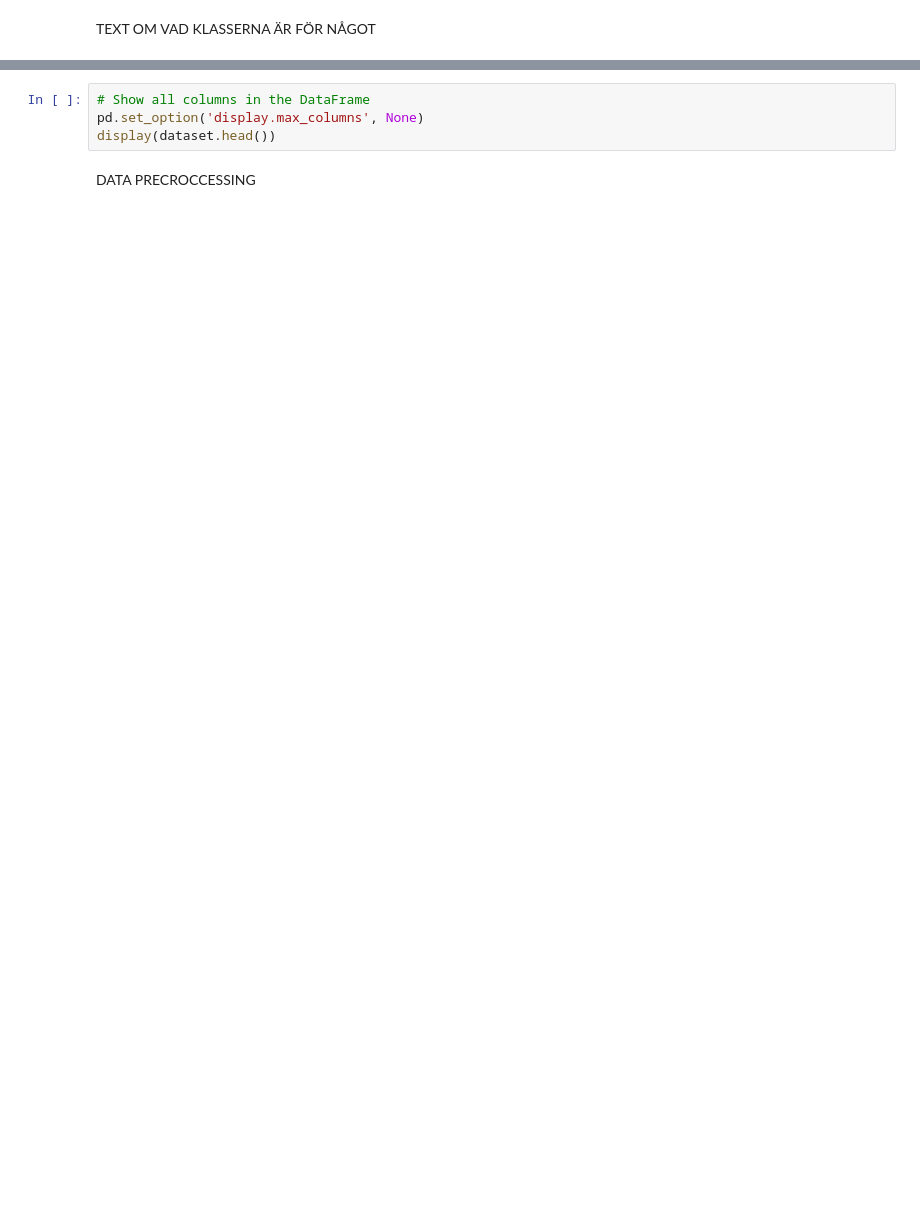
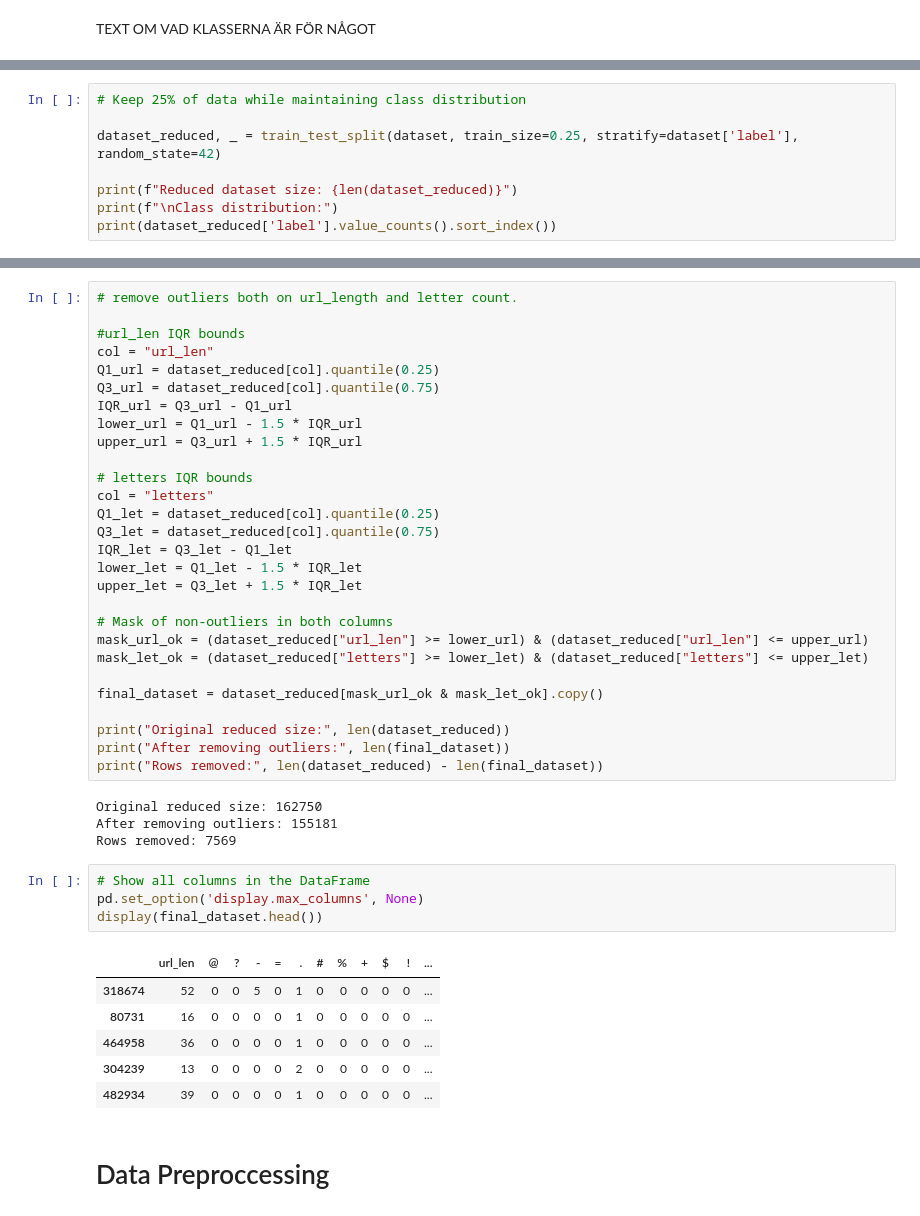
Before and after one commit to Ahsa21/colab-project, a Jupyter notebook: project.ipynb, the cells around one changed output, grey strips where cells are left out. Drawn from its saved outputs; the diff is of its cells as text; blank space fills up the shorter version.

```diff
--- a/project.ipynb
+++ b/project.ipynb
@@ -58,0 +80,8 @@ print(f"Class 0 (benign URLs) samples: {class0}      | Class 0 %: {(class0_perce
+# %%
+# Keep 25% of data while maintaining class distribution
+
+dataset_reduced, _ = train_test_split(dataset, train_size=0.25, stratify=dataset['label'], random_state=42)
+
+print(f"Reduced dataset size: {len(dataset_reduced)}")
+print(f"\nClass distribution:")
+print(dataset_reduced['label'].value_counts().sort_index())
@@ -87,7 +243,46 @@ print(f"Outliers in '{col}': {outliers_letters.shape[0]}")
+# %%
+# remove outliers both on url_length and letter count.
+
+#url_len IQR bounds
+col = "url_len"
+Q1_url = dataset_reduced[col].quantile(0.25)
+Q3_url = dataset_reduced[col].quantile(0.75)
+IQR_url = Q3_url - Q1_url
+lower_url = Q1_url - 1.5 * IQR_url
+upper_url = Q3_url + 1.5 * IQR_url
+
+# letters IQR bounds
+col = "letters"
+Q1_let = dataset_reduced[col].quantile(0.25)
+Q3_let = dataset_reduced[col].quantile(0.75)
+IQR_let = Q3_let - Q1_let
+lower_let = Q1_let - 1.5 * IQR_let
+upper_let = Q3_let + 1.5 * IQR_let
+
+# Mask of non-outliers in both columns
+mask_url_ok = (dataset_reduced["url_len"] >= lower_url) & (dataset_reduced["url_len"] <= upper_url)
+mask_let_ok = (dataset_reduced["letters"] >= lower_let) & (dataset_reduced["letters"] <= upper_let)
+
+final_dataset = dataset_reduced[mask_url_ok & mask_let_ok].copy()
+
+print("Original reduced size:", len(dataset_reduced))
+print("After removing outliers:", len(final_dataset))
+print("Rows removed:", len(dataset_reduced) - len(final_dataset))
+# %% [output]
+Original reduced size: 162750
+After removing outliers: 155181
+Rows removed: 7569
 # %%
 # Show all columns in the DataFrame
 pd.set_option('display.max_columns', None)
-display(dataset.head())
+display(final_dataset.head())
+# %% [output]
+|  | url_len | @ | ? | - | = | . | # | % | + | $ | ! | ... |
+| 318674 | 52 | 0 | 0 | 5 | 0 | 1 | 0 | 0 | 0 | 0 | 0 | ... |
+| 80731 | 16 | 0 | 0 | 0 | 0 | 1 | 0 | 0 | 0 | 0 | 0 | ... |
+| 464958 | 36 | 0 | 0 | 0 | 0 | 1 | 0 | 0 | 0 | 0 | 0 | ... |
+| 304239 | 13 | 0 | 0 | 0 | 0 | 2 | 0 | 0 | 0 | 0 | 0 | ... |
+| 482934 | 39 | 0 | 0 | 0 | 0 | 1 | 0 | 0 | 0 | 0 | 0 | ... |
-# %% [markdown]
-DATA PRECROCCESSING
+# %% [markdown]
+# Data Preproccessing
 # %%
```
Also changed, not shown: parts of 24 cells of this notebook.
